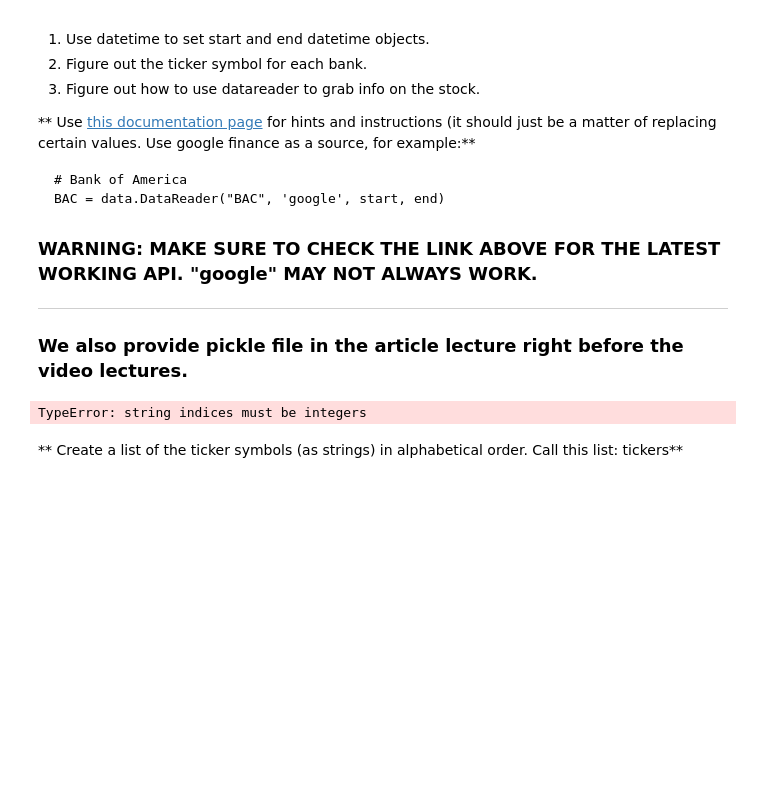
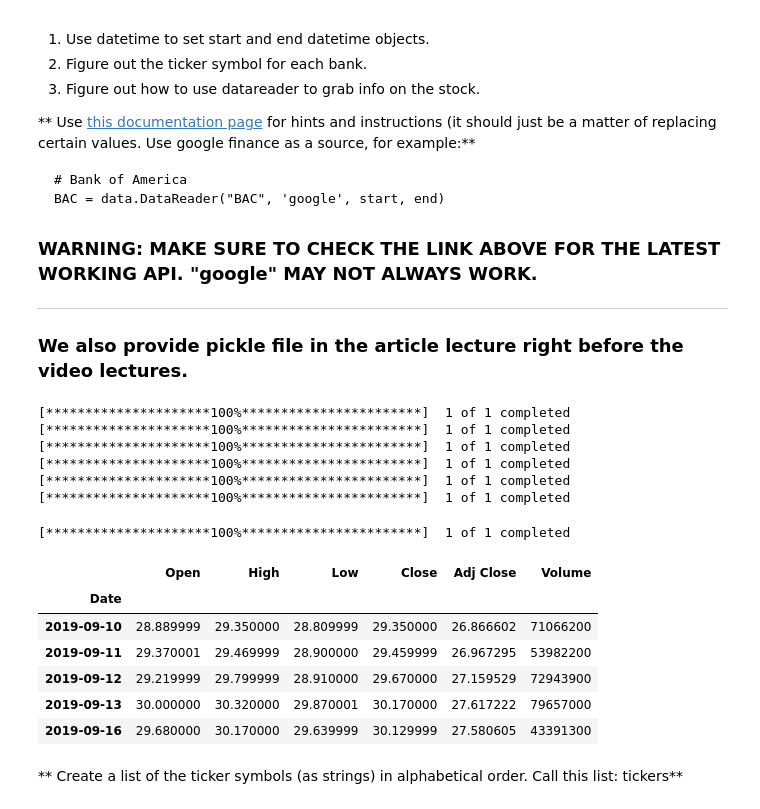
Before and after one commit to JoseArnel/code, a Jupyter notebook: DataScience&MachineLearning/10-Data-Capstone-Projects/03-Finance Project.ipynb, the cells around one changed output. Saved outputs shown, nothing was run; the diff lists cells and outputs as text; code cells hidden in the pictures; blank space fills up the shorter version.

```diff
--- a/DataScience&MachineLearning/10-Data-Capstone-Projects/03-Finance Project.ipynb
+++ b/DataScience&MachineLearning/10-Data-Capstone-Projects/03-Finance Project.ipynb
@@ -73,25 +96,56 @@ end = datetime.date(2016, 1, 1)
+# %%
+# Bank of America
+BAC = wb.DataReader("BAC", start, end)
+
+# CitiGroup
+C = wb.DataReader('C', start, end)
+
+# Goldman Sachs
+GS = wb.DataReader('GS', start, end)
+
+# JPMorgan Chase
+JPM = wb.DataReader('JPM', start, end)
+
+# Morgan Stanley
+MS = wb.DataReader('MS', start, end)
+
+# Wells Fargo
+WFC = wb.DataReader('WFC', start, end)
+# %% [output]
+[*********************100%***********************]  1 of 1 completed
+[*********************100%***********************]  1 of 1 completed
+[*********************100%***********************]  1 of 1 completed
+[*********************100%***********************]  1 of 1 completed
+[*********************100%***********************]  1 of 1 completed
+[*********************100%***********************]  1 of 1 completed
 # %%
 # os.environ["IEX_API_KEY"] = "pk_xxxxxxxxxxxxxxxxxxxxxxxxxxxxxxxx"
 # f = wb.DataReader('BAC', 'iex', start, end)
 
 
 # df = wb.get_data_tiingo('BAC', api_key=os.getenv('TIINGO_API_KEY'))
 # df.head()
 
 # f = wb.DataReader("AAPL", "av-daily", start=datetime(2017, 2, 9),
 #                    end=datetime(2017, 5, 24),
 #                    api_key=os.getenv('ALPHAVANTAGE_API_KEY'))
 
 # f = wb.get_quote_av(["AAPL", "TSLA"])
 
 # df = wb.DataReader('AAPL.US', 'quandl', '2015-01-01', '2015-01-05')
 # df.loc['2015-01-02']
 
-yfin.pdr_override()
-
-df = wb.DataReader('BAC', 'yahoo', start, end)
-df.head()
+# yfin.pdr_override()
+# df = wb.get_data_yahoo("BAC", start, end)
+# df.head()
 # %% [output]
-TypeError: string indices must be integers
+[*********************100%***********************]  1 of 1 completed
+|  | Open | High | Low | Close | Adj Close | Volume |
+| Date |  |  |  |  |  |  |
+| 2019-09-10 | 28.889999 | 29.350000 | 28.809999 | 29.350000 | 26.866602 | 71066200 |
+| 2019-09-11 | 29.370001 | 29.469999 | 28.900000 | 29.459999 | 26.967295 | 53982200 |
+| 2019-09-12 | 29.219999 | 29.799999 | 28.910000 | 29.670000 | 27.159529 | 72943900 |
+| 2019-09-13 | 30.000000 | 30.320000 | 29.870001 | 30.170000 | 27.617222 | 79657000 |
+| 2019-09-16 | 29.680000 | 30.170000 | 29.639999 | 30.129999 | 27.580605 | 43391300 |
 # %% [markdown]
 ** Create a list of the ticker symbols (as strings) in alphabetical order. Call this list: tickers**
```
Also changed, not shown: parts of 6 cells of this notebook.
